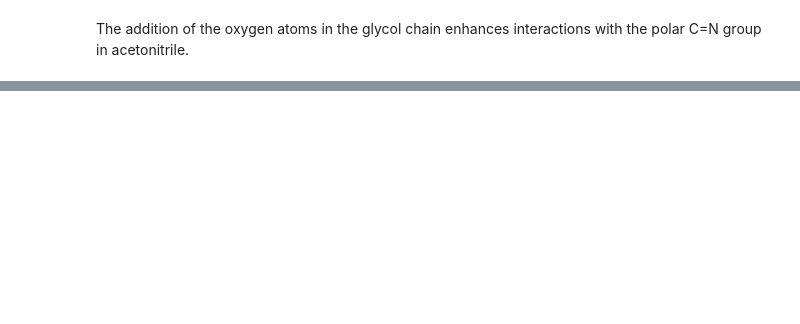
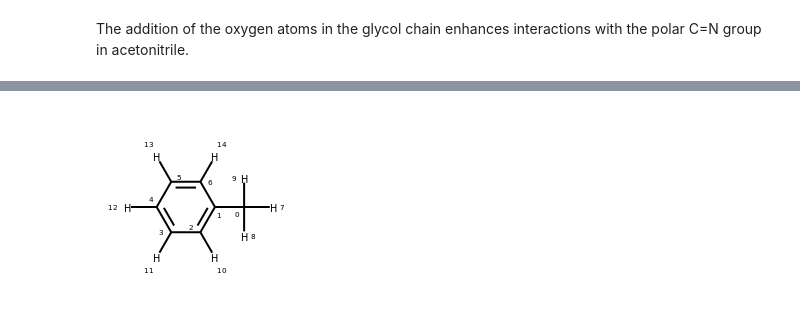
Before and after one commit to lowkc/solv_gnn, a Jupyter notebook: example_prediction_and_interaction_maps.ipynb, the cells around one changed output, grey strips where cells are left out. Cells and saved outputs as stored; diff of their text form; code cells hidden in the pictures; blank space fills up the shorter version.

```diff
--- a/example_prediction_and_interaction_maps.ipynb
+++ b/example_prediction_and_interaction_maps.ipynb
@@ -124,0 +127,6 @@ The addition of the oxygen atoms in the glycol chain enhances interactions with
+# %%
+daaq_solu_4 = daaq_data.molecules[-1][0]
+daaq_solv_4 = daaq_data.molecules[-1][1]
+
+daaq_solu_4.RemoveAllConformers()
+daaq_solv_4.RemoveAllConformers()
@@ -124,0 +150,4 @@ The addition of the oxygen atoms in the glycol chain enhances interactions with
+# %%
+daaq_solv_4
+# %% [output]
+[figure, added]
```
Also changed, not shown: parts of 32 cells of this notebook.
